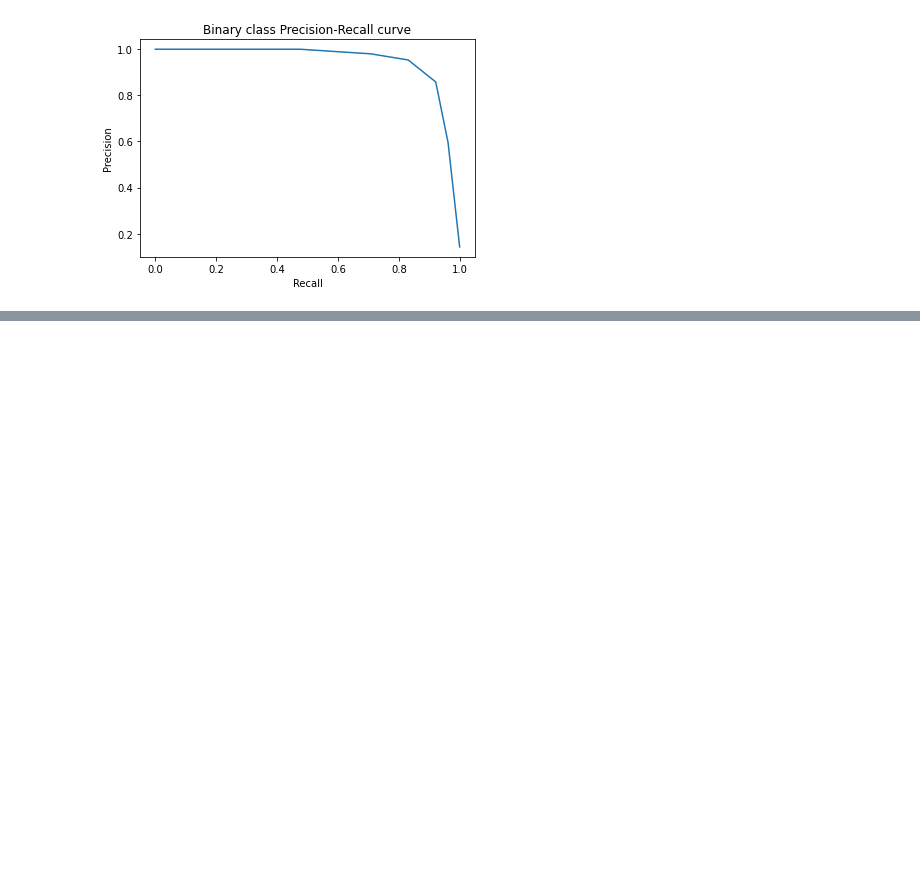
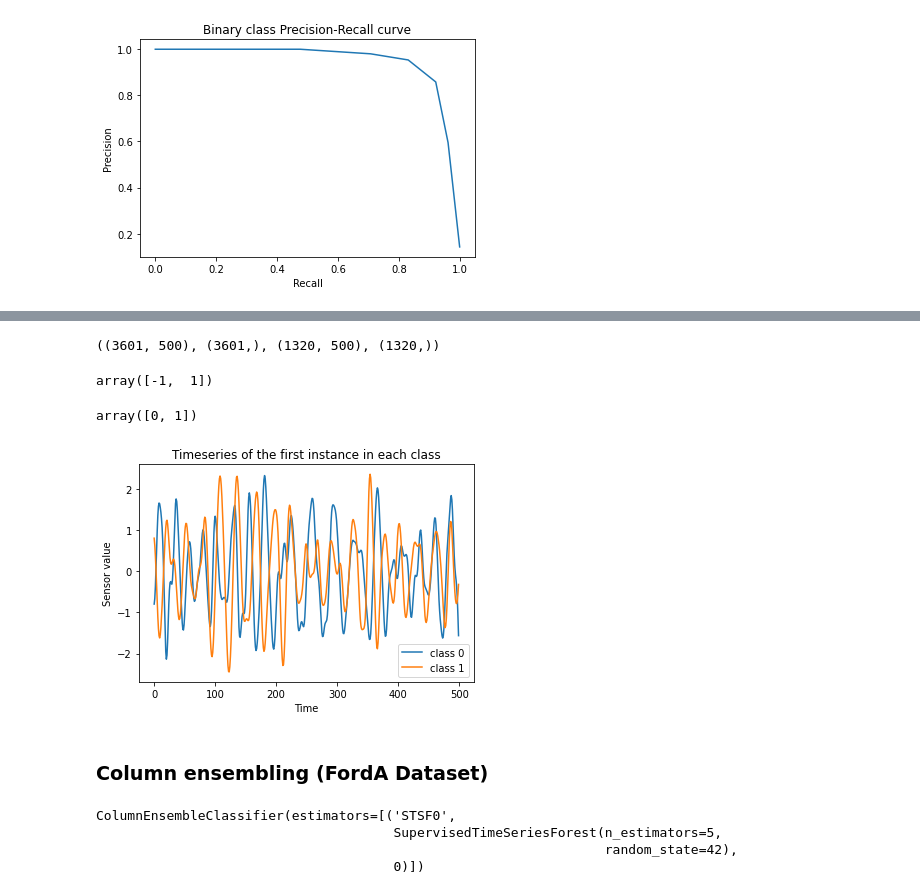
Before and after one commit to shamilnabiyev/automl-time-series, a Jupyter notebook: notebooks/sktime.ipynb, the cells around one changed output, grey strips where cells are left out. Saved outputs shown, nothing was run; the diff lists cells and outputs as text; code cells hidden in the pictures; blank space fills up the shorter version.

```diff
--- a/notebooks/sktime.ipynb
+++ b/notebooks/sktime.ipynb
@@ -414,13 +287,0 @@ array([-1,  1])
-# %%
-classes = np.unique(np.concatenate((y_train, y_test), axis=0))
-
-plt.figure()
-for c in classes:
-    c_x_train = x_train[y_train == c]
-    plt.plot(c_x_train[0], label="class " + str(c))
-plt.legend(loc="best")
-plt.title('Timeseries of the first instance in each class')
-plt.xlabel('Time')
-plt.ylabel('Sensor value')
-plt.show()
-plt.close()
@@ -428,0 +381,57 @@ plt.close()
+# %%
+def readucr(filename):
+    data = np.loadtxt(filename, delimiter="\t")
+    y = data[:, 0]
+    x = data[:, 1:]
+    return x, y.astype(int)
+
+
+root_url = "https://raw.githubusercontent.com/hfawaz/cd-diagram/master/FordA/"
+
+X_train, y_train = readucr(root_url + "FordA_TRAIN.tsv")
+X_test, y_test = readucr(root_url + "FordA_TEST.tsv")
+# %%
+X_train.shape, y_train.shape, X_test.shape, y_test.shape
+# %% [output]
+((3601, 500), (3601,), (1320, 500), (1320,))
+# %%
+np.unique(np.concatenate((y_train, y_test), axis=0))
+# %% [output]
+array([-1,  1])
+# %%
+y_train[y_train == -1] = 0
+y_test[y_test == -1] = 0
+# %%
+np.unique(np.concatenate((y_train, y_test), axis=0))
+# %% [output]
+array([0, 1])
+# %%
+classes = np.unique(np.concatenate((y_train, y_test), axis=0))
+
+plt.figure()
+for c in classes:
+    c_X_train = X_train[y_train == c]
+    plt.plot(c_X_train[0], label="class " + str(c))
+plt.legend(loc="best")
+plt.title('Timeseries of the first instance in each class')
+plt.xlabel('Time')
+plt.ylabel('Sensor value')
+plt.show()
+plt.close()
+# %% [output]
+[figure, added]
+# %% [markdown]
+### Column ensembling (FordA Dataset)
+# %%
+clf = ColumnEnsembleClassifier(
+    estimators=[
+        ('STSF0', SupervisedTimeSeriesForest(n_estimators=5, random_state=42), 0)
+    ]
+)
+
+clf.fit(X_train, y_train)
+# %% [output]
+ColumnEnsembleClassifier(estimators=[('STSF0',
+                                      SupervisedTimeSeriesForest(n_estimators=5,
+                                                                 random_state=42),
+                                      0)])
```
Also changed, not shown: parts of 23 cells of this notebook.
